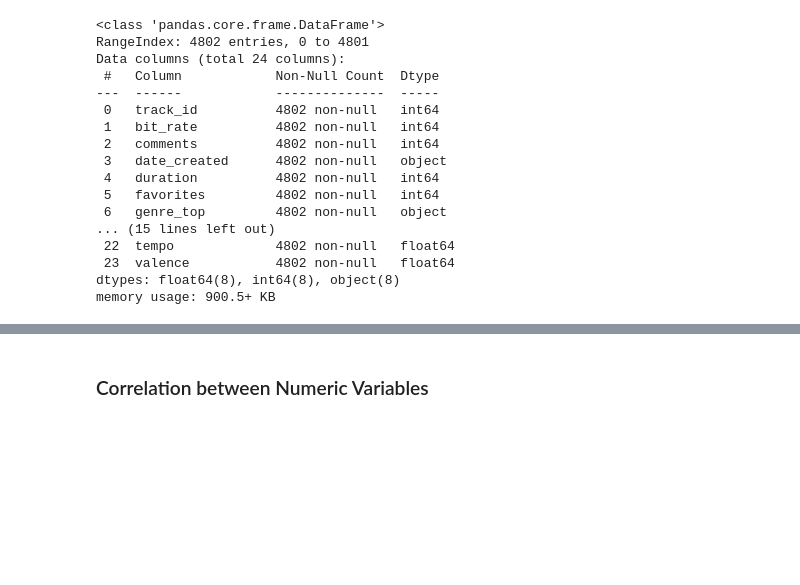
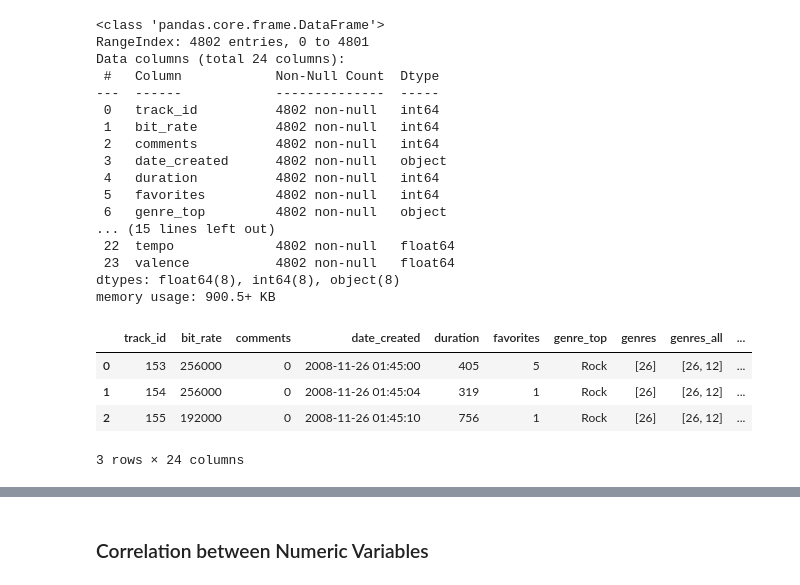
Before and after one commit to gajokremer/AI-Final-Project, a Jupyter notebook: code/Final_Project.ipynb, the cells around one changed output, grey strips where cells are left out. Drawn from its saved outputs; the diff is of its cells as text; code cells hidden in the pictures; blank space fills up the shorter version.

```diff
--- a/code/Final_Project.ipynb
+++ b/code/Final_Project.ipynb
@@ -230,3 +316,11 @@ Data columns (total 24 columns):
  23  valence           4802 non-null   float64
 dtypes: float64(8), int64(8), object(8)
 memory usage: 900.5+ KB
+# %%
+music_data.head(3)
+# %% [output]
+|  | track_id | bit_rate | comments | date_created | duration | favorites | genre_top | genres | genres_all | ... |
+| 0 | 153 | 256000 | 0 | 2008-11-26 01:45:00 | 405 | 5 | Rock | [26] | [26, 12] | ... |
+| 1 | 154 | 256000 | 0 | 2008-11-26 01:45:04 | 319 | 1 | Rock | [26] | [26, 12] | ... |
+| 2 | 155 | 192000 | 0 | 2008-11-26 01:45:10 | 756 | 1 | Rock | [26] | [26, 12] | ... |
+3 rows × 24 columns
```
Also changed, not shown: parts of 20 cells of this notebook, 1 other file.
